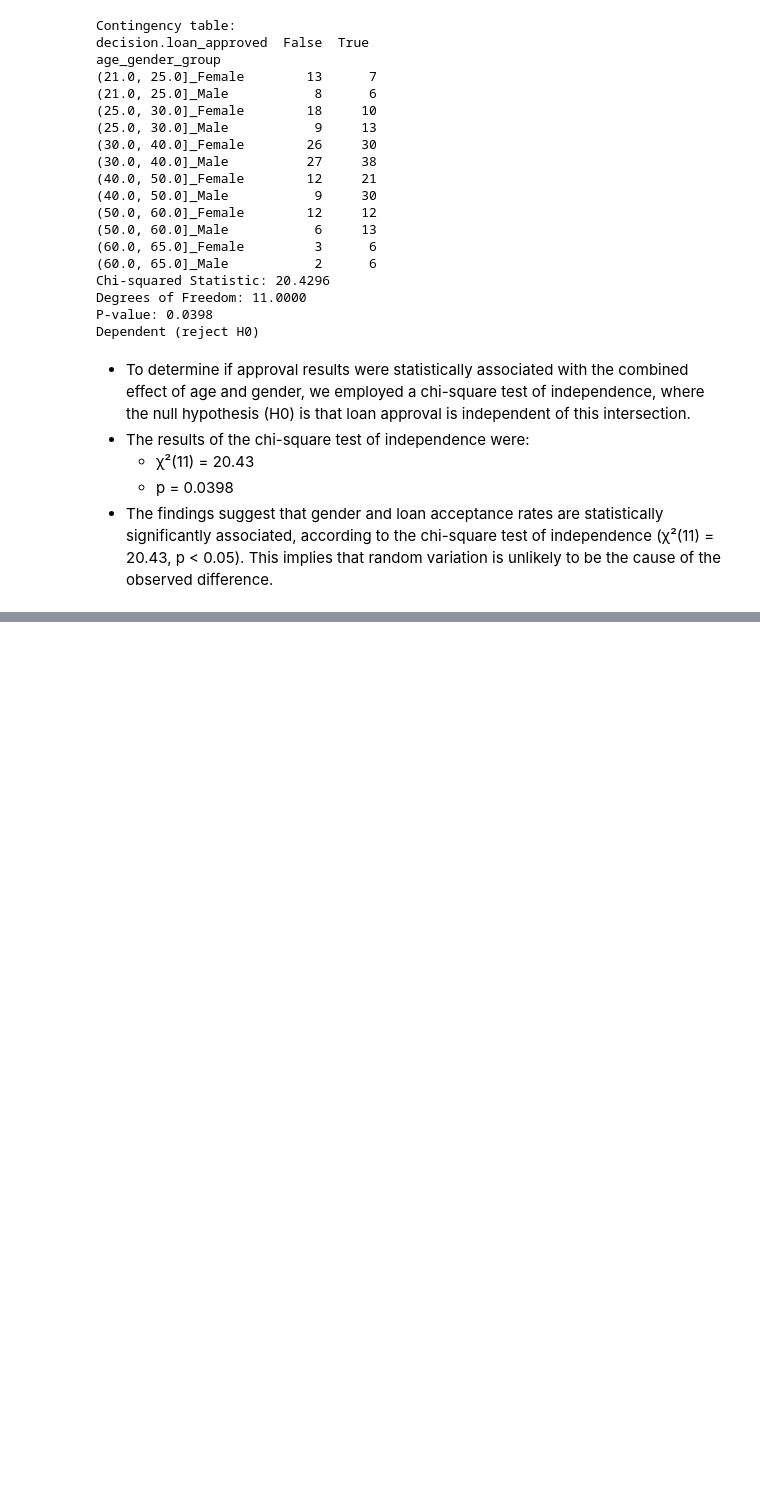
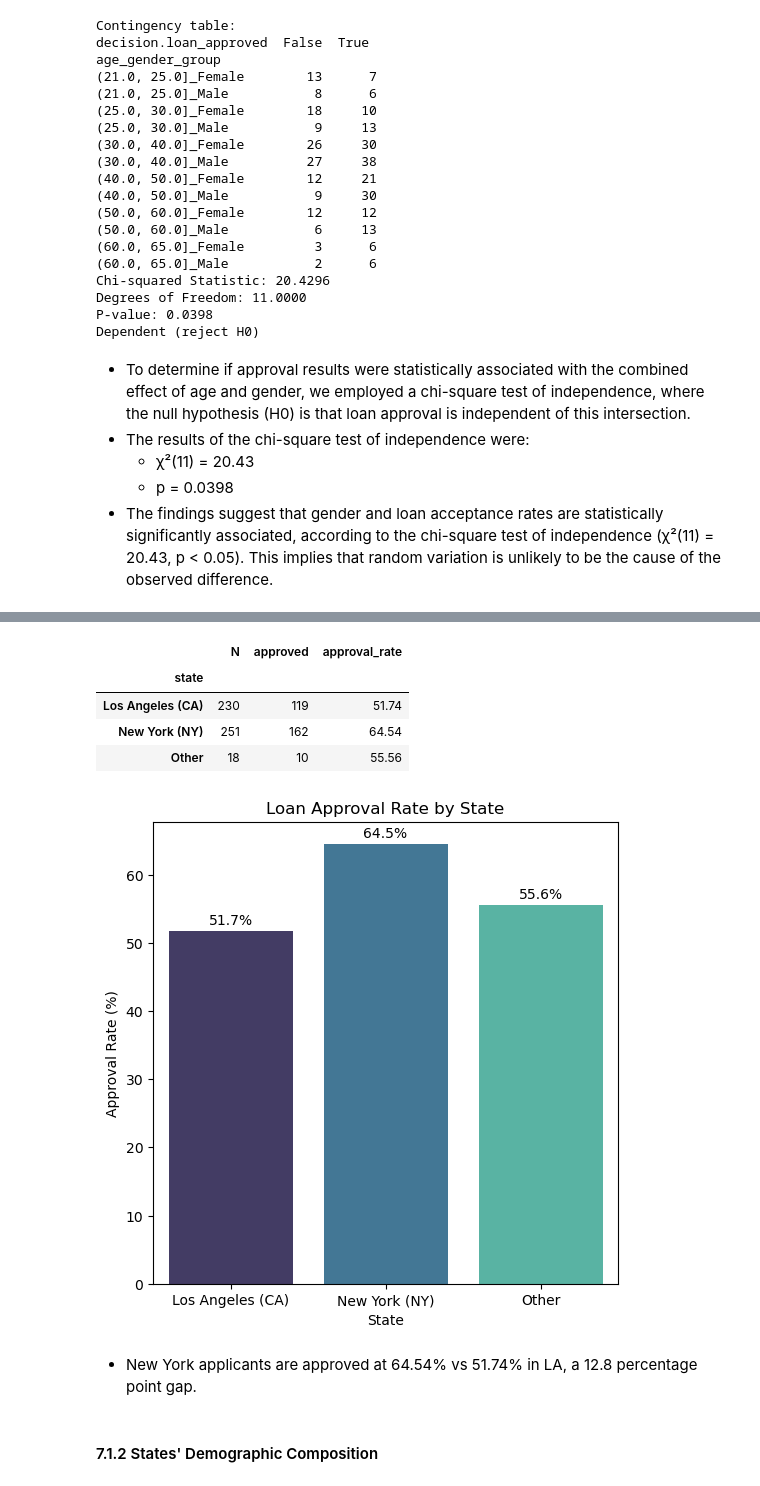
Before and after one commit to marianaclopes/dego-project-team6, a Jupyter notebook: notebooks/02-bias-analysis.ipynb, the cells around one changed output, grey strips where cells are left out. Drawn from its saved outputs; the diff is of its cells as text; code cells hidden in the pictures; blank space fills up the shorter version.

```diff
--- a/notebooks/02-bias-analysis.ipynb
+++ b/notebooks/02-bias-analysis.ipynb
@@ -637,0 +680,60 @@ Dependent (reject H0)
+# %%
+# Map ZIP prefix to US state (10xxx codes are New York and 90xxx are California/Los Angeles)
+def zip_to_state(zip_code):
+    if pd.isna(zip_code):
+        return pd.NA
+    prefix = str(int(zip_code))[:2]
+    state_map = {
+        "10": "New York (NY)",
+        "90": "Los Angeles (CA)"
+    }
+    return state_map.get(prefix, "Other")
+
+df["state"] = df["applicant_info.zip_code"].apply(zip_to_state)
+
+# approval rate by state
+state_summary = (
+    df.groupby("state")["decision.loan_approved"]
+    .agg(N="count", approved="sum")
+    .assign(approval_rate=lambda x: (x["approved"] / x["N"] * 100).round(2))
+)
+
+display(state_summary)
+
+# Plot
+plt.figure(figsize=(6,6))
+
+ax = sns.barplot(
+    data=state_summary,
+    x="state",
+    y="approval_rate",
+    palette="mako",
+    hue="state"
+)
+
+# Add labels on bars
+for p in ax.patches:
+    height = p.get_height()
+    ax.text(
+        p.get_x() + p.get_width()/2,
+        height + 1,
+        f"{height:.1f}%",
+        ha="center"
+    )
+
+plt.title("Loan Approval Rate by State")
+plt.xlabel("State")
+plt.ylabel("Approval Rate (%)")
+
+plt.show()
+# %% [output]
+|  | N | approved | approval_rate |
+| state |  |  |  |
+| Los Angeles (CA) | 230 | 119 | 51.74 |
+| New York (NY) | 251 | 162 | 64.54 |
+| Other | 18 | 10 | 55.56 |
+[figure, added]
+# %% [markdown]
+- New York applicants are approved at 64.54% vs 51.74% in LA, a 12.8 percentage point gap.
+# %% [markdown]
+#### 7.1.2 States' Demographic Composition
```
Also changed, not shown: parts of 26 cells of this notebook.
